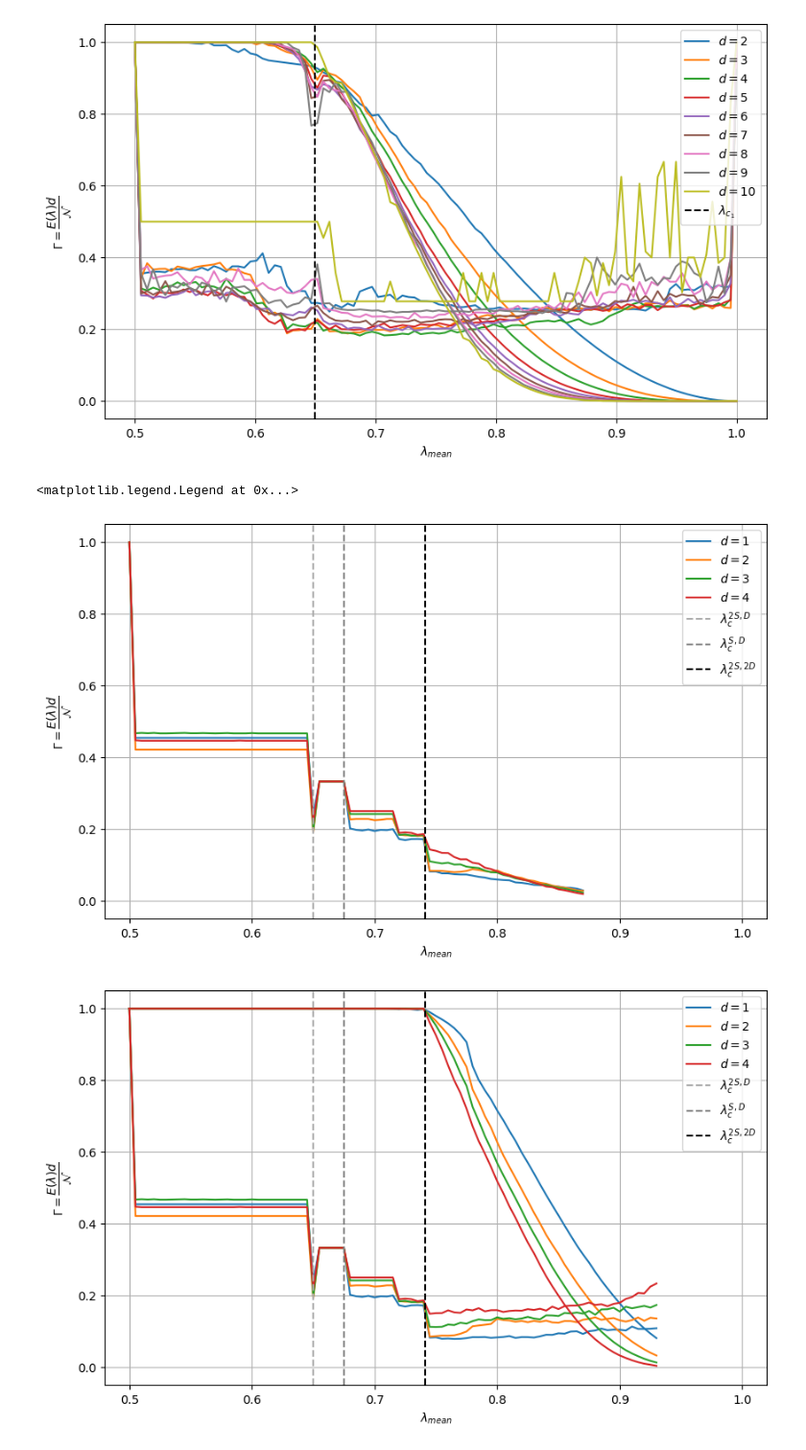
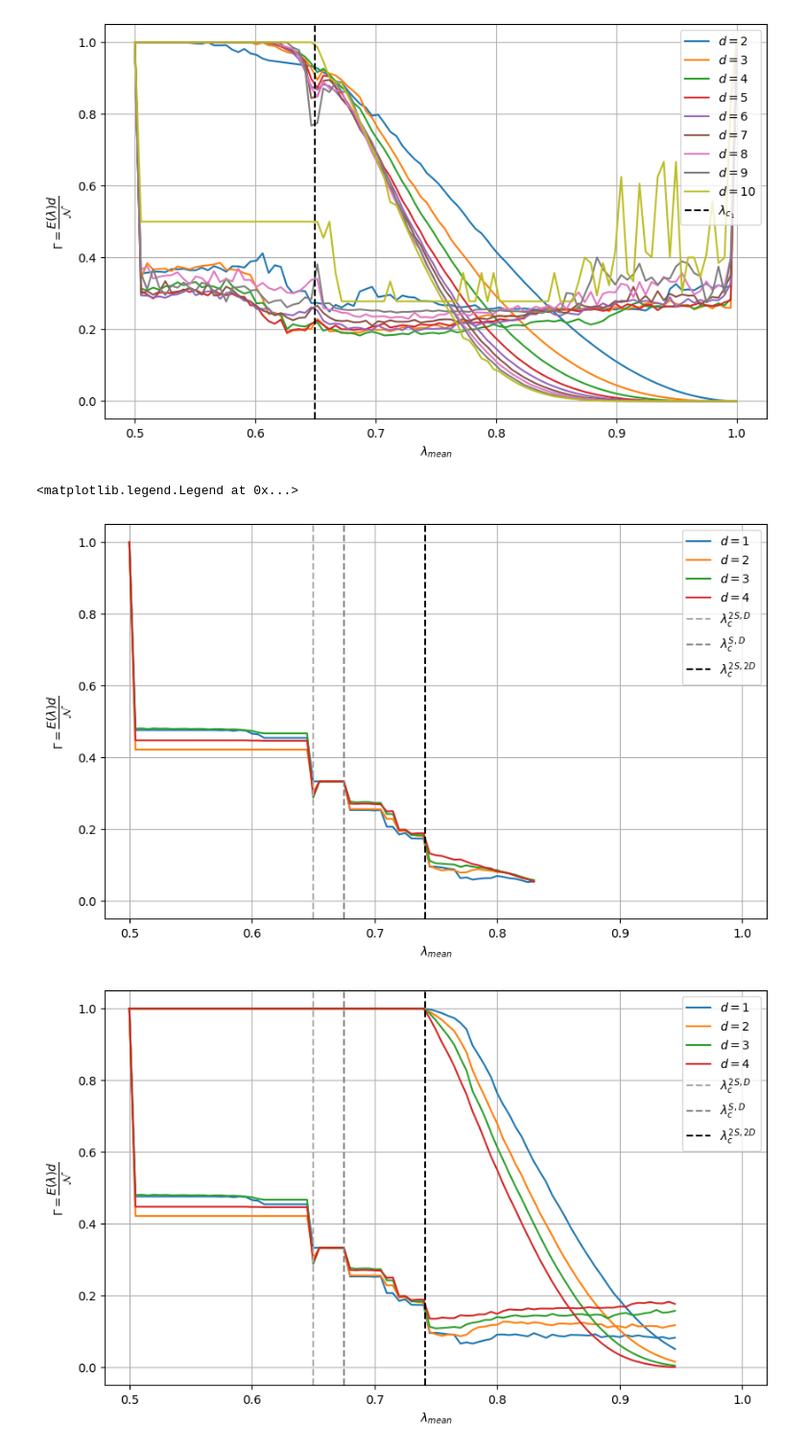
Before and after one commit to andreadegirolamo99/QNets, a Jupyter notebook: plots.ipynb, the cells around one changed output. Shown at 96% size. Drawn from its saved outputs; the diff is of its cells as text; code cells hidden in the pictures.

```diff
--- a/plots.ipynb
+++ b/plots.ipynb
@@ -179,12 +179,15 @@ Ns = {}
 Ls = []
 
 n = 6
-range = 75
+range = 67
 for (i, lambda_) in enumerate(lambdas[:range]):
     ents[lambda_] = []
     Ns[lambda_] = []
 
-    with open("out_files/diagonal_square_lattice_6/mean/{}_{}.out".format(i+1, f"{lambdas[i]:.3f}".rstrip('0').rstrip('.')), 'r') as file:
+    lambda_str = f"{lambdas[i]:.3f}".rstrip('0').rstrip('.')
+    if lambda_ == lambdas[-1]:
+        lambda_str = "1.0"
+    with open("out_files/diagonal_square_lattice_6/mean/{}_{}.out".format(i+1, lambda_str), 'r') as file:
         for line in file:
             tokens = line.split()
             L, ent, N = map(float, tokens)
@@ -221,7 +224,7 @@ ax.legend()
 #ax.set_yticks([0.0, 0.1, 0.2, 0.3, 0.4, 0.5, 0.6, 0.7, 0.8, 0.9, 1.0])
 # %% [output]
 <matplotlib.legend.Legend at 0x...>
-[figure, old version]
+[figure, new version]
 # %%
 # Function to check if the product of lambda_i's for a subset is greater than 1/2
 def check_subset_product(subset, lambda_values):
@@ -253,12 +256,14 @@ Ns = {}
 Ls = []
 
 n = 6
-range_ = 87
+range_ = 90
 for (i, lambda_) in enumerate(lambdas[:range_]):
     ents[lambda_] = []
     Ns[lambda_] = []
-
-    with open("out_files/diagonal_square_lattice_6/mean/{}_{}.out".format(i+1, f"{lambdas[i]:.3f}".rstrip('0').rstrip('.')), 'r') as file:
+    lambda_str = f"{lambdas[i]:.3f}".rstrip('0').rstrip('.')
+    if lambda_ == lambdas[-1]:
+        lambda_str = "1.0"
+    with open("out_files/diagonal_square_lattice_6/mean/{}_{}.out".format(i+1, lambda_str), 'r') as file:
         for line in file:
             tokens = line.split()
             L, ent, N = map(float, tokens)
@@ -267,34 +272,34 @@ for (i, lambda_) in enumerate(lambdas[:range_]):
                 Ls.append(int(L))
 
             ents[lambda_].append(ent)
             Ns[lambda_].append(N)
 
 for d in Ls:
     color = ax._get_lines.get_next_color()  # Get the next color in the cycle
 
     y1 = np.array([ents[lambda_][d-1] for lambda_ in lambdas[:range_]])
     y2 = np.array([(d+1)/(Ns[lambda_][d-1]+1) for lambda_ in lambdas[:range_]])
 
     ax.plot(lambdas[:range_], y1, label='$d = {}$'.format(d), color=color)
     ax.plot(lambdas[:range_], y2, color=color)
 
 lambda_c = 0.5 * (1 + np.sqrt(1 - np.sqrt(2 * (np.sqrt(2) - 1))))
 
 ax.set_xlabel(r'$\lambda_{mean}$')
 ax.set_ylabel('$\\Gamma = \dfrac{E(\\lambda)d}{\mathcal{N}}$')
 ax.grid(True)
 ax.set_xlim([0.48,1.02])
 ax.set_ylim([-0.05,1.05])
 lambda_c = 0.5 * (1 + np.sqrt(1 - np.sqrt(2 * (np.sqrt(2) - 1))))
 ax.axvline(lambda_c, linestyle="dashed", color="DarkGrey", label=r"$\lambda_{c}^{2S,D}$")
 ax.axvline(0.6754005658469, linestyle="dashed", color="grey", label=r'$\lambda_{c}^{S,D}$')
 ax.axvline(0.7415981879044, linestyle="dashed", color="black", label=r'$\lambda_{c}^{2S, 2D}$')
 ax.legend()
 
 
 plt.show()
 # %% [output]
-[figure, old version]
+[figure, new version]
 # %%
 fig, ax = plt.subplots(figsize=(10,6))
 
```
Also changed, not shown: parts of 3 cells of this notebook, 2 other files.
